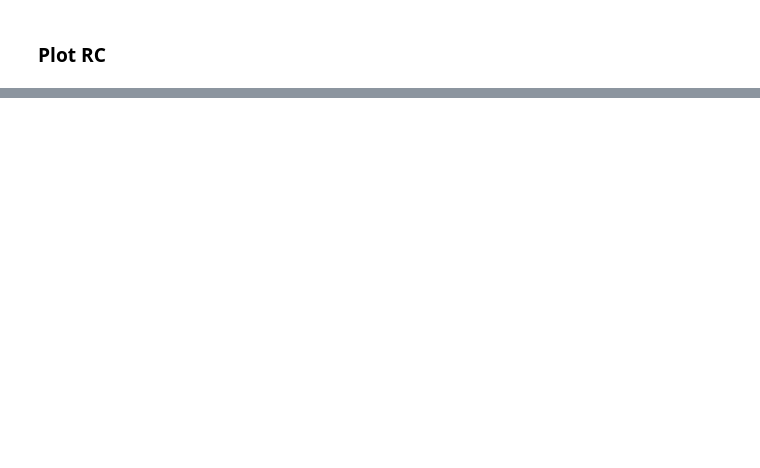
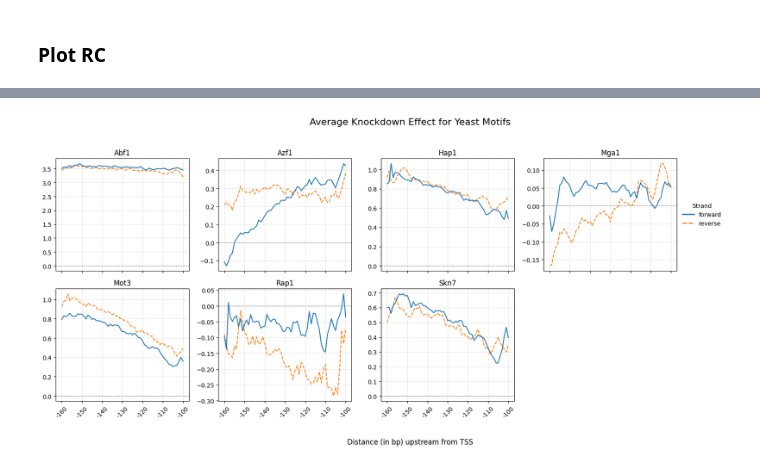
Before and after one commit to de-Boer-Lab/position-mpra, a Jupyter notebook: src/TF_position/yeast/plot_kc.ipynb, the cells around one changed output, grey strips where cells are left out. Drawn from its saved outputs; the diff is of its cells as text; code cells hidden in the pictures; blank space fills up the shorter version.

```diff
--- a/src/TF_position/yeast/plot_kc.ipynb
+++ b/src/TF_position/yeast/plot_kc.ipynb
@@ -147,0 +212,69 @@ plt.show()
+# %%
+import matplotlib.pyplot as plt
+import numpy as np
+
+# Pick 7 motifs (or use .unique()[:7])
+motifs_to_plot = combined_diff['motif_group'].unique()[:7]
+
+# Genomic x-axis
+xticks_positions = mapped_offsets[::10]
+xticks_labels = [str(int(x)) for x in xticks_positions]
+
+# Create subplot grid: 2 rows, 4 columns (7 plots total)
+fig, axes = plt.subplots(2, 4, figsize=(18, 8), sharex=True, sharey=False)
+axes = axes.flatten()
+for i, motif in enumerate(motifs_to_plot):
+    ax = axes[i]
+    df_motif = combined_diff[combined_diff['motif_group'] == motif]
+
+    color_forward = '#1f77b4'  # blue
+    color_reverse = '#ff7f0e'  # orange
+
+    for _, row in df_motif.iterrows():
+        strand = row['strand']
+        values = row[offset_cols].astype(float).values
+        linestyle = '-' if strand == 'forward' else '--'
+        label = f"{strand}" if i == 0 else None
+
+        color = color_forward if strand == 'forward' else color_reverse
+
+        ax.plot(mapped_offsets, values, linestyle=linestyle, label=label, color=color)
+
+
+    ax.axhline(0, color='gray', linestyle='--', linewidth=0.8)
+    ax.set_title(motif)
+    ax.grid(True, linestyle='--', alpha=0.4)
+    ax.set_xticks(xticks_positions)
+    ax.set_xticklabels(xticks_labels, rotation=45)
+
+# Common labels
+fig.supxlabel("Distance (in bp) upstream from TSS")
+fig.supylabel("")
+fig.suptitle("Average Knockdown Effect for Yeast Motifs", fontsize=16)
+
+from matplotlib.lines import Line2D
+
+custom_lines = [
+    Line2D([0], [0], color='#1f77b4', lw=2, linestyle='-', label='forward'),
+    Line2D([0], [0], color='#ff7f0e', lw=2, linestyle='--', label='reverse')
+]
+
+axes[3].legend(
+    handles=custom_lines,
+    title="Strand",
+    loc='center left',
+    bbox_to_anchor=(1.0, 0.5),
+    frameon=False
+)
+
+# Hide unused subplot if < 8
+if len(motifs_to_plot) < len(axes):
+    for j in range(len(motifs_to_plot), len(axes)):
+        fig.delaxes(axes[j])
+
+plt.tight_layout(rect=[0, 0.03, 0.92, 0.95])  # adjust right margin so legend fits
+
+plt.savefig("/scratch/st-cdeboer-1/sambina/position_mpra/outputs/TFs_position/yeast/panel_7motifs.svg", format="svg")
+plt.show()
+# %% [output]
+[figure, added]
```
Also changed, not shown: parts of 10 cells of this notebook.
